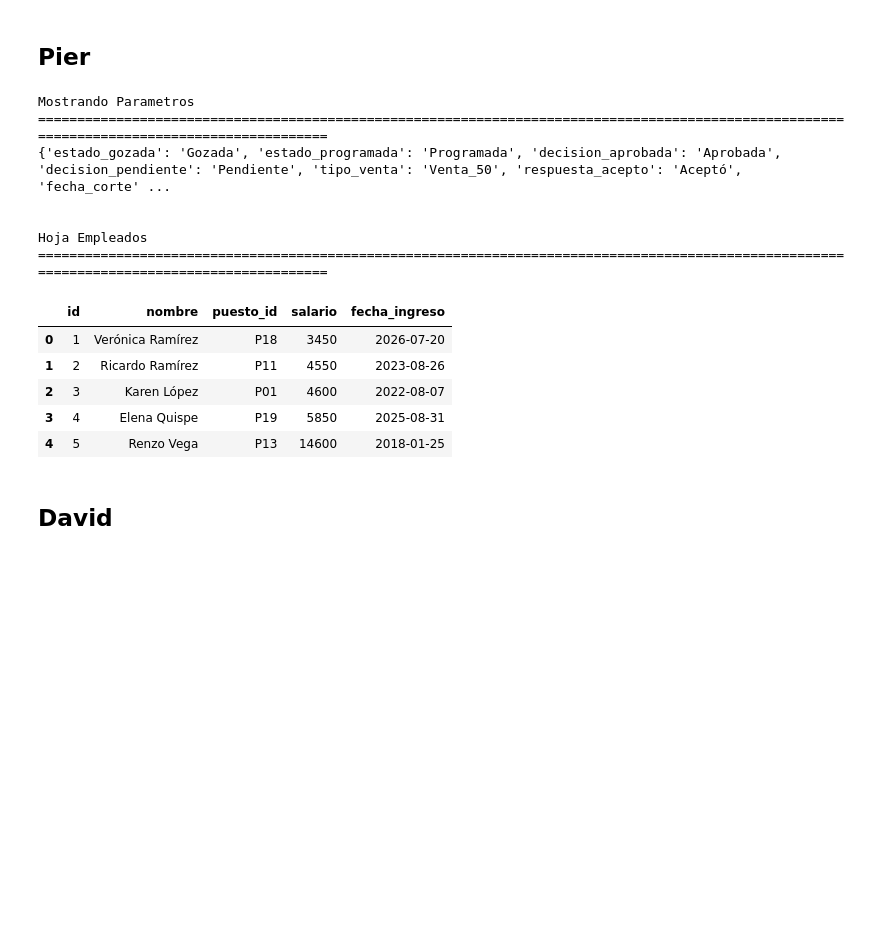
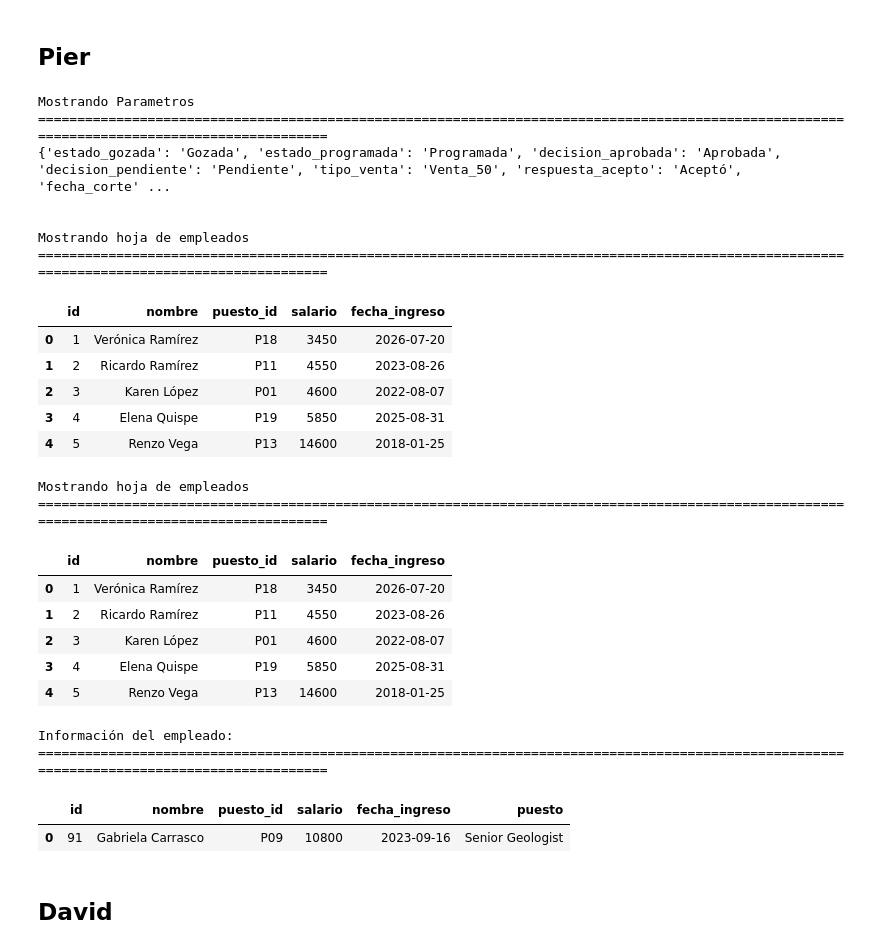
Before and after one commit to PIER-202621036/proyecto-gestion-vacaciones, a Jupyter notebook: notebooks/proyecto_gestion_vacaciones_equipo.ipynb, the cells around one changed output. Saved outputs shown, nothing was run; the diff lists cells and outputs as text; code cells hidden in the pictures; blank space fills up the shorter version.

```diff
--- a/notebooks/proyecto_gestion_vacaciones_equipo.ipynb
+++ b/notebooks/proyecto_gestion_vacaciones_equipo.ipynb
@@ -354,27 +358,53 @@ saludo desde criticidad
 # %%
 vacaciones_parametros = datos.cargar_parametros()
 print("\n\nMostrando Parametros")
 print("="*140)
 print(vacaciones_parametros)
 
 vacaciones_excel_original = datos.cargar_datos()
-print("\n\nHoja Empleados")
+print("\n\nMostrando hoja de empleados")
 print("="*140)
 display(vacaciones_excel_original["Empleados"].head())
+
+vacaciones_excel_depurado = datos.limpiar_datos(vacaciones_excel_original)
+print("\n\nMostrando hoja de empleados")
+print("="*140)
+display(vacaciones_excel_depurado["Empleados"].head())
+
+empleado_id = 91
+resultado_obtener_empleado = datos.obtener_empleado(empleado_id ,vacaciones_excel_depurado)
+print("\nInformación del empleado:")
+print("=" * 140)
+if resultado_obtener_empleado is None:
+  print(f"No existe el empleado con id {empleado_id}")
+else:
+  display(pd.DataFrame([resultado_obtener_empleado]))
 # %% [output]
 Mostrando Parametros
 ============================================================================================================================================
 {'estado_gozada': 'Gozada', 'estado_programada': 'Programada', 'decision_aprobada': 'Aprobada', 'decision_pendiente': 'Pendiente', 'tipo_venta': 'Venta_50', 'respuesta_acepto': 'Aceptó', 'fecha_corte' ...
 
 
-Hoja Empleados
+Mostrando hoja de empleados
 ============================================================================================================================================
 |  | id | nombre | puesto_id | salario | fecha_ingreso |
 | 0 | 1 | Verónica Ramírez | P18 | 3450 | 2026-07-20 |
 | 1 | 2 | Ricardo Ramírez | P11 | 4550 | 2023-08-26 |
 | 2 | 3 | Karen López | P01 | 4600 | 2022-08-07 |
 | 3 | 4 | Elena Quispe | P19 | 5850 | 2025-08-31 |
 | 4 | 5 | Renzo Vega | P13 | 14600 | 2018-01-25 |
+Mostrando hoja de empleados
+============================================================================================================================================
+|  | id | nombre | puesto_id | salario | fecha_ingreso |
+| 0 | 1 | Verónica Ramírez | P18 | 3450 | 2026-07-20 |
+| 1 | 2 | Ricardo Ramírez | P11 | 4550 | 2023-08-26 |
+| 2 | 3 | Karen López | P01 | 4600 | 2022-08-07 |
+| 3 | 4 | Elena Quispe | P19 | 5850 | 2025-08-31 |
+| 4 | 5 | Renzo Vega | P13 | 14600 | 2018-01-25 |
+Información del empleado:
+============================================================================================================================================
+|  | id | nombre | puesto_id | salario | fecha_ingreso | puesto |
+| 0 | 91 | Gabriela Carrasco | P09 | 10800 | 2023-09-16 | Senior Geologist |
 # %% [markdown]
 ## David
 # %%
```
Also changed, not shown: parts of 1 cell of this notebook.
